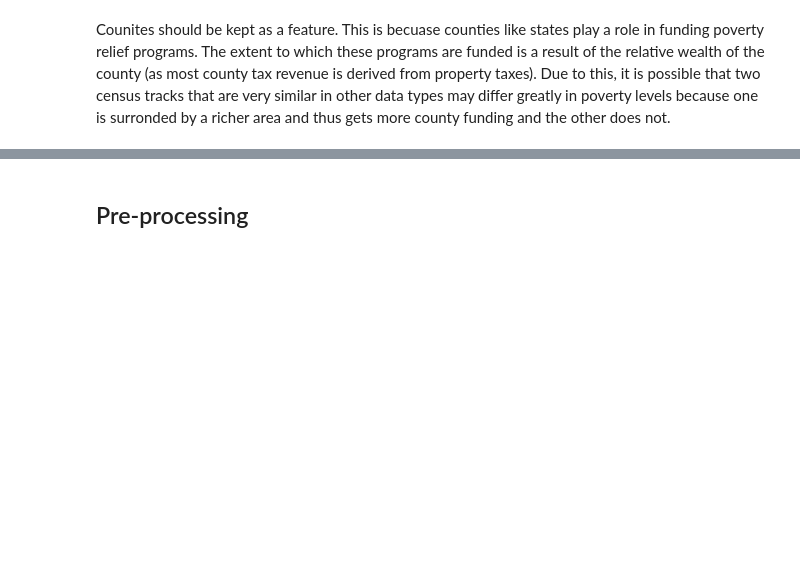
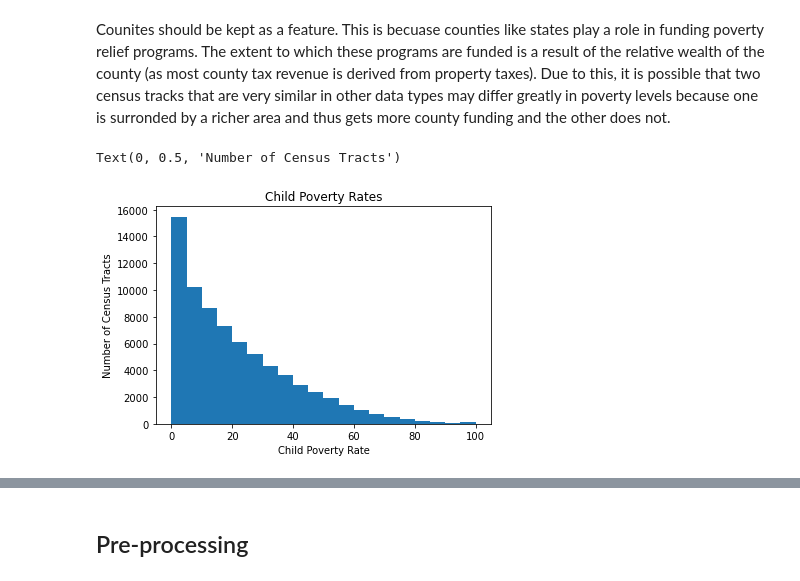
Before and after one commit to RayaanJIrani/MLLab4MultiLayerPerceptron, a Jupyter notebook: main.ipynb, the cells around one changed output, grey strips where cells are left out. Drawn from its saved outputs; the diff is of its cells as text; code cells hidden in the pictures; blank space fills up the shorter version.

```diff
--- a/main.ipynb
+++ b/main.ipynb
@@ -59,3 +59,12 @@ Mean number of census tracts per county: 37.85217391304348
 [figure]
 # %% [markdown]
 Counites should be kept as a feature. This is becuase counties like states play a role in funding poverty relief programs. The extent to which these programs are funded is a result of the relative wealth of the county (as most county tax revenue is derived from property taxes). Due to this, it is possible that two census tracks that are very similar in other data types may differ greatly in poverty levels because one is surronded by a richer area and thus gets more county funding and the other does not.
+# %%
+# Create histogram of child poverty rates
+plt.hist(df["ChildPoverty"], bins = 20)
+plt.title("Child Poverty Rates")
+plt.xlabel("Child Poverty Rate")
+plt.ylabel("Number of Census Tracts")
+# %% [output]
+Text(0, 0.5, 'Number of Census Tracts')
+[figure, added]
```
Also changed, not shown: parts of 2 cells of this notebook.
